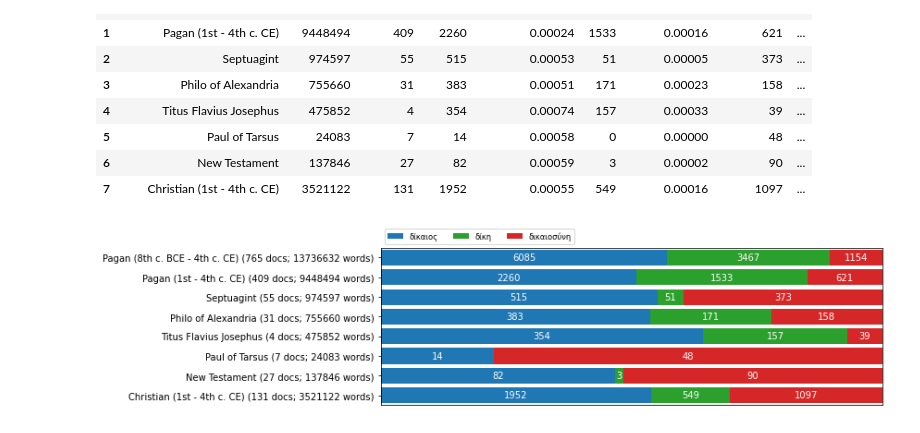
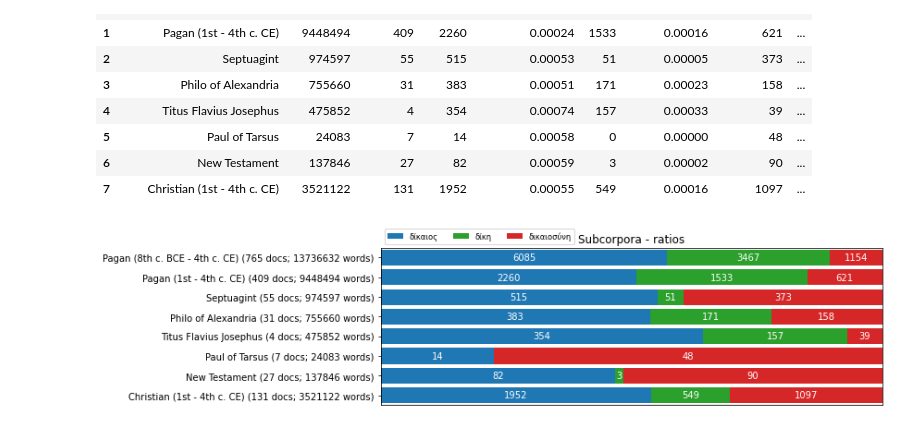
Before and after one commit to kasev/ECCE, a Jupyter notebook: scripts/DATA_OVERVIEW.ipynb, the cells around one changed output. Saved outputs shown, nothing was run; the diff lists cells and outputs as text; code cells hidden in the pictures.

```diff
--- a/scripts/DATA_OVERVIEW.ipynb
+++ b/scripts/DATA_OVERVIEW.ipynb
@@ -175,11 +191,13 @@ date_avr_to_string(0.5)
 # %%
 subselections = []
 for date in dates_list:
-    subselection = df_subselection(AGT, "date_avr", date)
+    subselection = AGT[AGT["date_avr"]== date]
+    wordcount_christian = AGT[(AGT["date_avr"]== date) & (AGT["provenience"]=="christian")]["wordcount"].sum()
+    wordcount_pagan = AGT[(AGT["date_avr"]== date) & (AGT["provenience"]!="christian")]["wordcount"].sum()
     wordcount = subselection["wordcount"].sum()
     doccount = len(subselection)
     date_string = date_avr_to_string(date)
-    subselection_dict = {"date_string" : date_string, "column" : "date_avr", "value" : date, "wordcount" : wordcount, "doccount": doccount}
+    subselection_dict = {"date_string" : date_string, "column" : "date_avr", "value" : date, "wordcount" : wordcount, "wordcount_christian" : wordcount_christian, "wordcount_pagan" : wordcount_pagan, "doccount": doccount}
     subselection_dict.update(count_words_in_df_column(subselection["lemmata"], words, wordcount))
     subselections.append(subselection_dict)
 # %%
@@ -205,0 +224,12 @@ subselections_df
+# %%
+fig, ax = plt.subplots(figsize=(12, 6), tight_layout=True)
+#subselections_df = subselections_df.iloc[::-1]
+ax.bar(subselections_df["date_string"], subselections_df["wordcount_christian"], color="tab:orange", label="Christian")
+ax.bar(subselections_df["date_string"], subselections_df["wordcount_pagan"], bottom=subselections_df["wordcount_christian"], label="non-Christian", color="tab:blue")
+
+
+ax.set_yticks(range(1000000,6000000, 1000000))
+ax.set_yticklabels(str(n) + "M" for n in range(1,6))
+ax.set_xticklabels(subselections_df["date_string"], rotation=90)
+ax.legend()
+plt.title("Corpus overview")
@@ -206,5 +243,5 @@ subselections_df
 # %%
-def plot_ratios(corpus_df, label_col):
+def plot_ratios(corpus_df, label_col, plot_title):
   corpus_df = corpus_df[::-1]
   data = {}
   for n in range(len(corpus_df)):
@@ -246,5 +283,6 @@ def plot_ratios(corpus_df, label_col):
               else:
                 ax.text(x, y, "", ha='center', va='center', color='white')
   ax.legend(ncol=len(terms), bbox_to_anchor=(0, 1), loc='lower left', fontsize='small')
+  plt.title(plot_title)
   return fig
 # %%
@@ -287,6 +331,6 @@ subselections_df
 | 6 | New Testament | 137846 | 27 | 82 | 0.00059 | 3 | 0.00002 | 90 | ... |
 | 7 | Christian (1st - 4th c. CE) | 3521122 | 131 | 1952 | 0.00055 | 549 | 0.00016 | 1097 | ... |
 # %%
-fig = plot_ratios(subselections_df, "label")
+fig = plot_ratios(subselections_df, "label", "Subcorpora - ratios")
 # %% [output]
-[figure, old version]
+[figure, new version]
```
Also changed, not shown: parts of 12 cells of this notebook.
